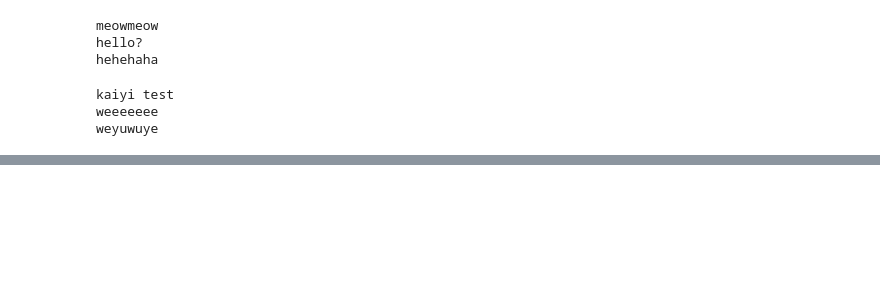
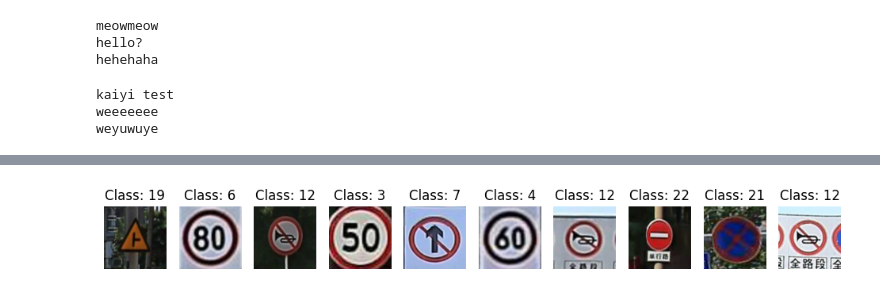
Before and after one commit to amelialon/IT1244-Final-Project, a Jupyter notebook: Proj.ipynb, the cells around one changed output, grey strips where cells are left out. Cells and saved outputs as stored; diff of their text form; code cells hidden in the pictures; blank space fills up the shorter version.

```diff
--- a/Proj.ipynb
+++ b/Proj.ipynb
@@ -157,6 +163,7 @@ for img_file in os.listdir(train_folder):
         # Apply preprocessing
         img = rotate_image(img, max_angle=10, rotation_prob=rotation_prob)  # Selective Rotation
         img = auto_crop(img)  # Crop after rotation
+        img = adjust_brightness(img, prob=0.5) # adjust the brightness of images if they are darkened
         img = adjust_saturation(img, min_factor=min_saturation, max_factor=max_saturation, prob=saturation_prob)  # Selective Saturation
         img = apply_random_blur(img, prob=blur_prob)  # Random image blurring
         img = add_random_noise(img, prob=noise_prob)  # Apply random noise to some images
@@ -192,3 +199,41 @@ plt.show()
+# %%
+test_folder = "Test"  # Replace with actual test folder name
+test_images = []
+test_labels = []
+
+for img_file in os.listdir(test_folder):
+    if img_file.endswith(".png"):
+        img_path = os.path.join(test_folder, img_file)
+        img = Image.open(img_path).convert("RGB")
+
+        class_label = int(img_file.split("__")[0])
+
+        # Preprocessing: only clean, no augmentation
+        img = auto_crop(img)  # Optional but keeps it consistent
+        img = resize_image(img, target_size)
+        img = np.array(img) / 255.0  # Normalize to [0, 1]
+
+        test_images.append(img)
+        test_labels.append(class_label)
+
+X_test = np.array(test_images)
+y_test = np.array(test_labels)
+
+# this is my test data
+# %%
+num_samples = 10
+random_indices = random.sample(range(len(X_test)), num_samples)
+
+plt.figure(figsize=(12, 6))
+for i, idx in enumerate(random_indices):
+    plt.subplot(1, num_samples, i + 1)
+    plt.imshow(X_test[idx])
+    plt.title(f"Class: {y_test[idx]}")
+    plt.axis("off")
+
+plt.show()
+# %% [output]
+[figure, added]
 # %%
 import torch
 import torch.nn as nn
```
Also changed, not shown: parts of 3 cells of this notebook.
